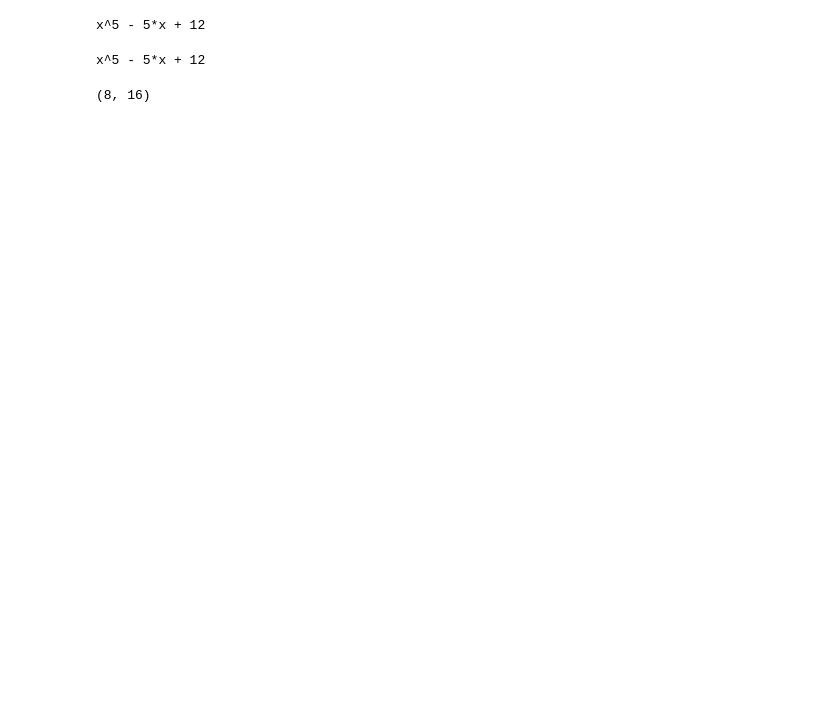
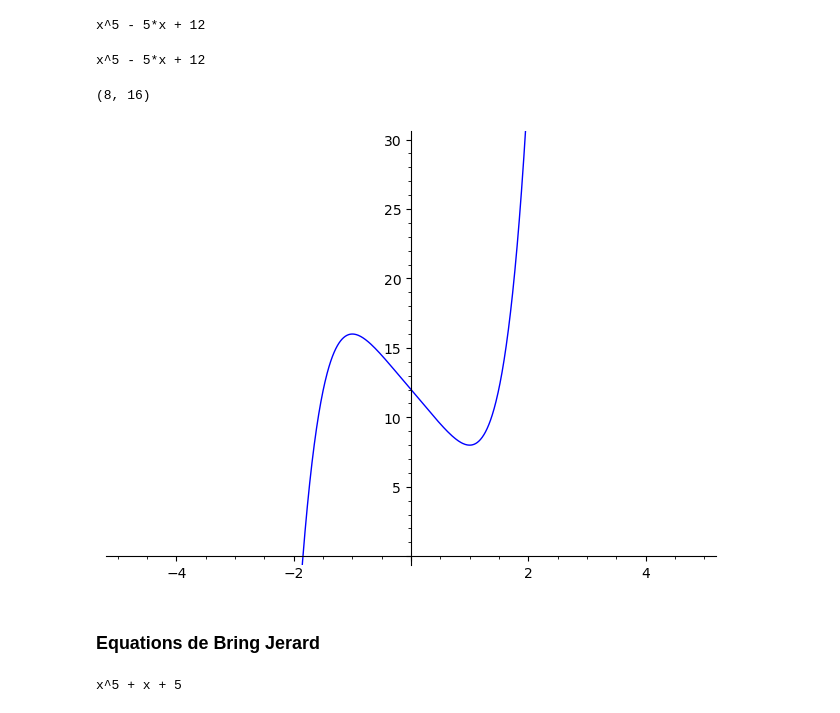
Before and after one commit to Falite/Notebooks-SageMaths, a Jupyter notebook: Corps/Projet-Corps.ipynb, the cells around one changed output. Saved outputs shown, nothing was run; the diff lists cells and outputs as text; code cells hidden in the pictures; blank space fills up the shorter version.

```diff
--- a/Corps/Projet-Corps.ipynb
+++ b/Corps/Projet-Corps.ipynb
@@ -69,3 +77,12 @@ dP = 5*X^4 - 5
 (P(r1),P(r2))
 # %% [output]
 (8, 16)
+# %%
+var('x')
+P_exp = x^5 - 5*x + 12
+plot(P_exp, (x,-5,5),
+    ymin=0, ymax=30)
+# %% [output]
+[figure, added]
+# %% [markdown]
+### Equations de Bring Jerard
@@ -71,0 +92,4 @@ dP = 5*X^4 - 5
+# %%
+P.factor()
+# %% [output]
+x^5 + x + 5
```
Also changed, not shown: parts of 11 cells of this notebook.
